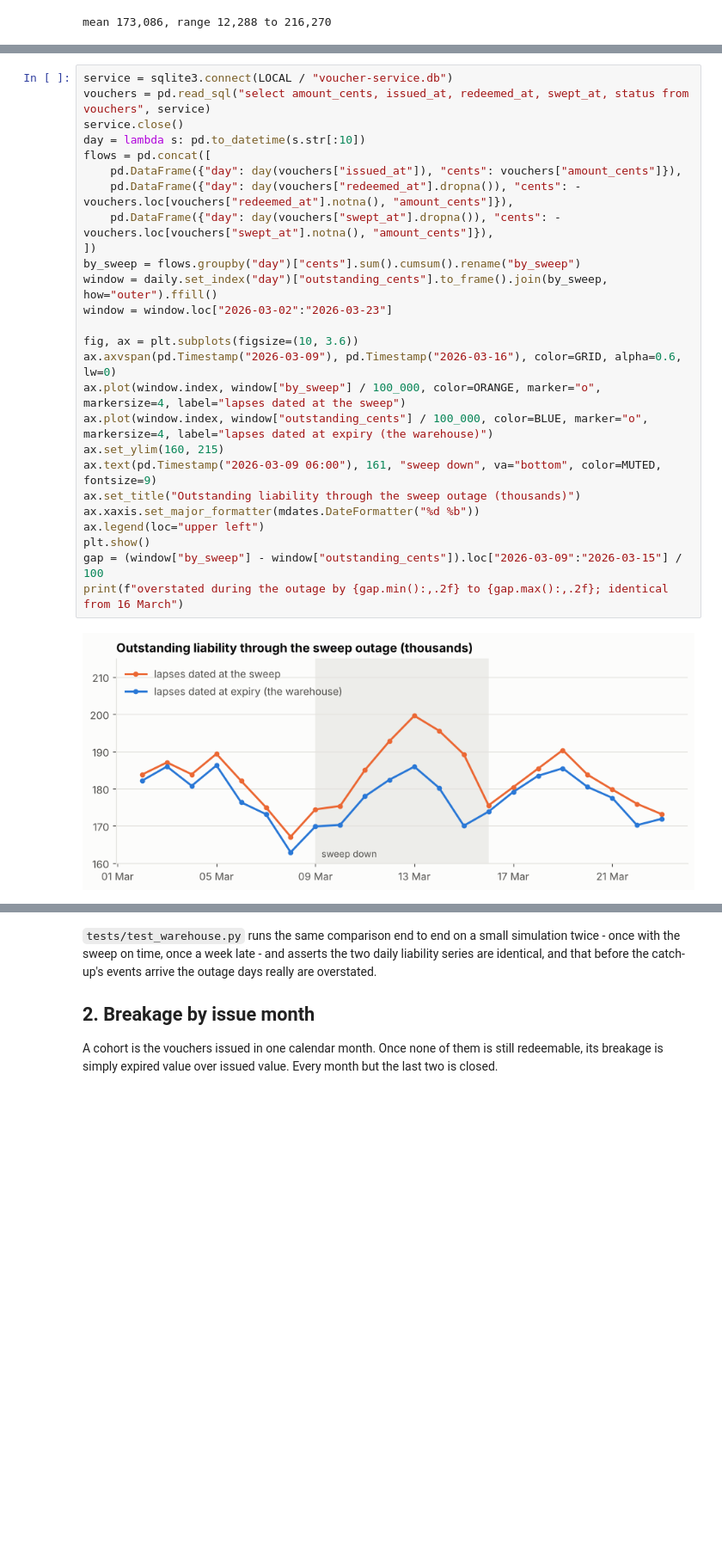
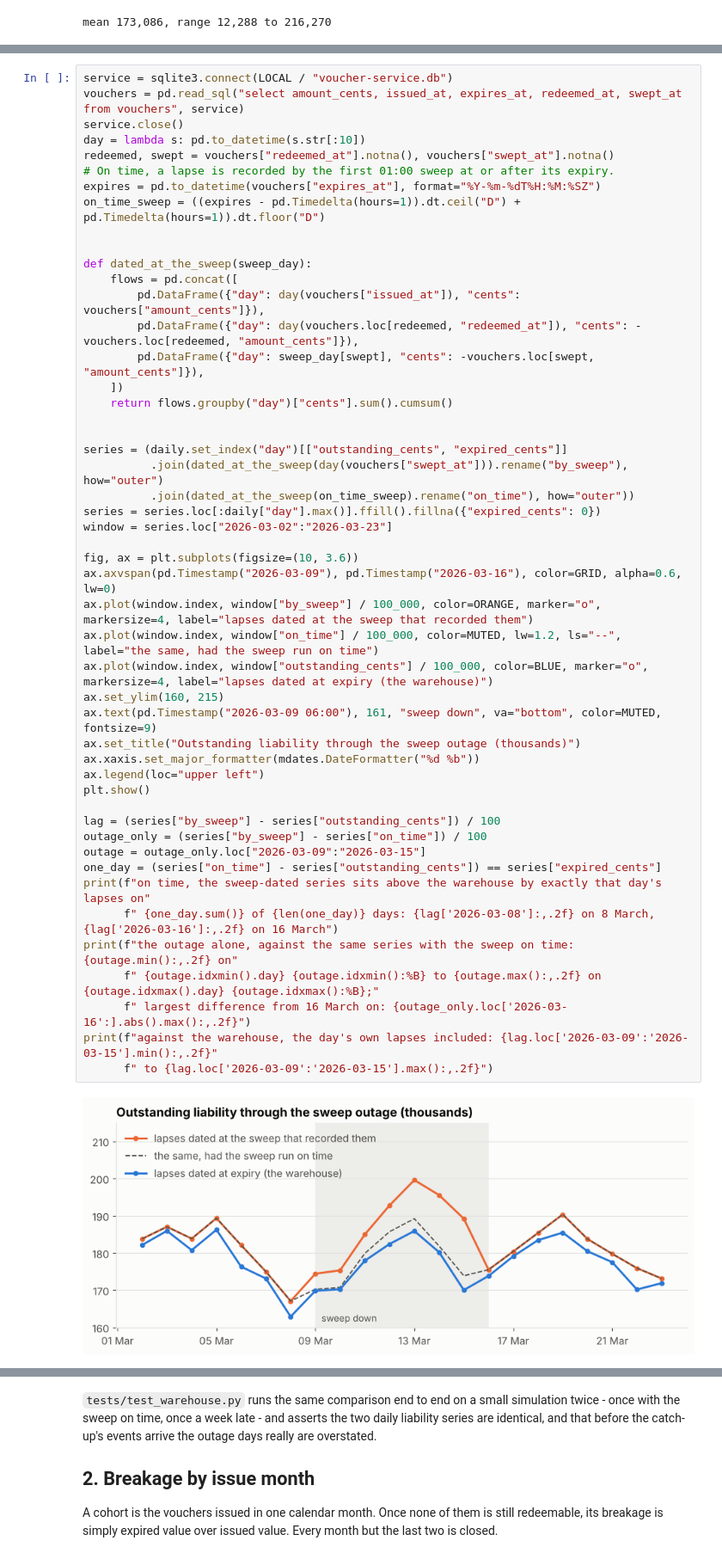
Before and after one commit to Makayacine/Finance, a Jupyter notebook: voucher-float-kinesis-redshift/voucher-float-walkthrough.ipynb, the cells around one changed output, grey strips where cells are left out. Shown at 86% size. Drawn from its saved outputs; the diff is of its cells as text; blank space fills up the shorter version.

```diff
--- a/voucher-float-kinesis-redshift/voucher-float-walkthrough.ipynb
+++ b/voucher-float-kinesis-redshift/voucher-float-walkthrough.ipynb
@@ -168,28 +170,51 @@ the service's own status column, read day by day.
 # %%
 service = sqlite3.connect(LOCAL / "voucher-service.db")
-vouchers = pd.read_sql("select amount_cents, issued_at, redeemed_at, swept_at, status from vouchers", service)
+vouchers = pd.read_sql("select amount_cents, issued_at, expires_at, redeemed_at, swept_at from vouchers", service)
 service.close()
 day = lambda s: pd.to_datetime(s.str[:10])
-flows = pd.concat([
-    pd.DataFrame({"day": day(vouchers["issued_at"]), "cents": vouchers["amount_cents"]}),
-    pd.DataFrame({"day": day(vouchers["redeemed_at"].dropna()), "cents": -vouchers.loc[vouchers["redeemed_at"].notna(), "amount_cents"]}),
-    pd.DataFrame({"day": day(vouchers["swept_at"].dropna()), "cents": -vouchers.loc[vouchers["swept_at"].notna(), "amount_cents"]}),
-])
-by_sweep = flows.groupby("day")["cents"].sum().cumsum().rename("by_sweep")
-window = daily.set_index("day")["outstanding_cents"].to_frame().join(by_sweep, how="outer").ffill()
-window = window.loc["2026-03-02":"2026-03-23"]
+redeemed, swept = vouchers["redeemed_at"].notna(), vouchers["swept_at"].notna()
+# On time, a lapse is recorded by the first 01:00 sweep at or after its expiry.
+expires = pd.to_datetime(vouchers["expires_at"], format="%Y-%m-%dT%H:%M:%SZ")
+on_time_sweep = ((expires - pd.Timedelta(hours=1)).dt.ceil("D") + pd.Timedelta(hours=1)).dt.floor("D")
+
+
+def dated_at_the_sweep(sweep_day):
+    flows = pd.concat([
+        pd.DataFrame({"day": day(vouchers["issued_at"]), "cents": vouchers["amount_cents"]}),
+        pd.DataFrame({"day": day(vouchers.loc[redeemed, "redeemed_at"]), "cents": -vouchers.loc[redeemed, "amount_cents"]}),
+        pd.DataFrame({"day": sweep_day[swept], "cents": -vouchers.loc[swept, "amount_cents"]}),
+    ])
+    return flows.groupby("day")["cents"].sum().cumsum()
+
+
+series = (daily.set_index("day")[["outstanding_cents", "expired_cents"]]
+          .join(dated_at_the_sweep(day(vouchers["swept_at"])).rename("by_sweep"), how="outer")
+          .join(dated_at_the_sweep(on_time_sweep).rename("on_time"), how="outer"))
+series = series.loc[:daily["day"].max()].ffill().fillna({"expired_cents": 0})
+window = series.loc["2026-03-02":"2026-03-23"]
 
 fig, ax = plt.subplots(figsize=(10, 3.6))
 ax.axvspan(pd.Timestamp("2026-03-09"), pd.Timestamp("2026-03-16"), color=GRID, alpha=0.6, lw=0)
-ax.plot(window.index, window["by_sweep"] / 100_000, color=ORANGE, marker="o", markersize=4, label="lapses dated at the sweep")
+ax.plot(window.index, window["by_sweep"] / 100_000, color=ORANGE, marker="o", markersize=4, label="lapses dated at the sweep that recorded them")
+ax.plot(window.index, window["on_time"] / 100_000, color=MUTED, lw=1.2, ls="--", label="the same, had the sweep run on time")
 ax.plot(window.index, window["outstanding_cents"] / 100_000, color=BLUE, marker="o", markersize=4, label="lapses dated at expiry (the warehouse)")
 ax.set_ylim(160, 215)
 ax.text(pd.Timestamp("2026-03-09 06:00"), 161, "sweep down", va="bottom", color=MUTED, fontsize=9)
 ax.set_title("Outstanding liability through the sweep outage (thousands)")
 ax.xaxis.set_major_formatter(mdates.DateFormatter("%d %b"))
 ax.legend(loc="upper left")
 plt.show()
-gap = (window["by_sweep"] - window["outstanding_cents"]).loc["2026-03-09":"2026-03-15"] / 100
-print(f"overstated during the outage by {gap.min():,.2f} to {gap.max():,.2f}; identical from 16 March")
+
+lag = (series["by_sweep"] - series["outstanding_cents"]) / 100
+outage_only = (series["by_sweep"] - series["on_time"]) / 100
+outage = outage_only.loc["2026-03-09":"2026-03-15"]
+one_day = (series["on_time"] - series["outstanding_cents"]) == series["expired_cents"]
+print(f"on time, the sweep-dated series sits above the warehouse by exactly that day's lapses on"
+      f" {one_day.sum()} of {len(one_day)} days: {lag['2026-03-08']:,.2f} on 8 March, {lag['2026-03-16']:,.2f} on 16 March")
+print(f"the outage alone, against the same series with the sweep on time: {outage.min():,.2f} on"
+      f" {outage.idxmin().day} {outage.idxmin():%B} to {outage.max():,.2f} on {outage.idxmax().day} {outage.idxmax():%B};"
+      f" largest difference from 16 March on: {outage_only.loc['2026-03-16':].abs().max():,.2f}")
+print(f"against the warehouse, the day's own lapses included: {lag.loc['2026-03-09':'2026-03-15'].min():,.2f}"
+      f" to {lag.loc['2026-03-09':'2026-03-15'].max():,.2f}")
 # %% [output]
-[figure, old version]
+[figure, new version]
```
Also changed, not shown: parts of 6 cells of this notebook, 3 other files.
